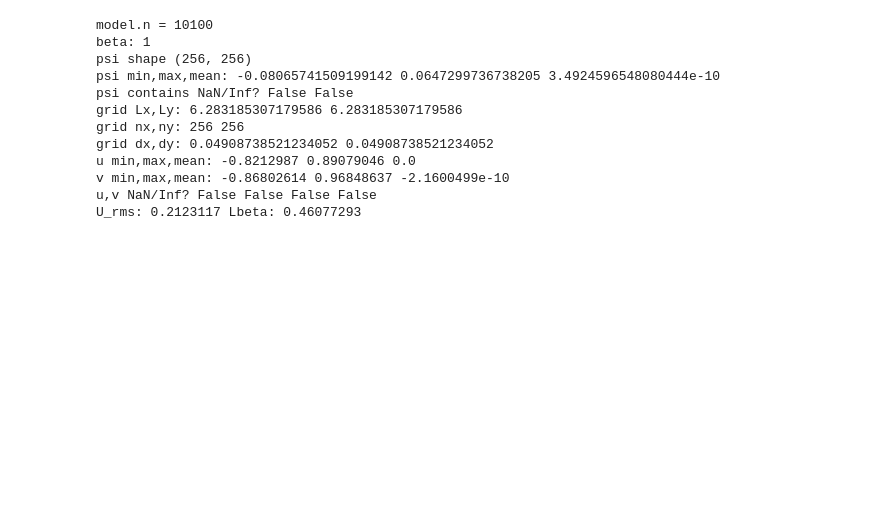
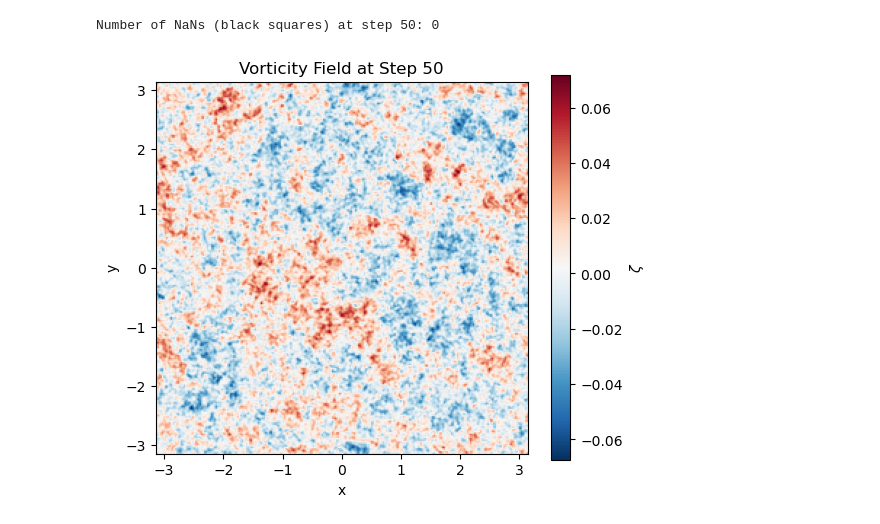
Before and after one commit to not-just-tom/QG, a Jupyter notebook: testability.ipynb, the cells around one changed output. Saved outputs shown, nothing was run; the diff lists cells and outputs as text; code cells hidden in the pictures; blank space fills up the shorter version.

```diff
--- a/testability.ipynb
+++ b/testability.ipynb
@@ -16,3 +16,28 @@ importlib.reload(model.grid)
 from model.model import QGM
 from model.utils import Solver
 from model.grid import Grid
+
+jax.config.update("jax_platform_name", "cpu")
+
+# === Parameter definitions === #
+master_key = jax.random.PRNGKey(0)
+master_key, key_init, init1, init2 = jax.random.split(master_key, num=4)
+
+params = {
+        'nx': 256,
+        'Lx': 2*jnp.pi,
+        'beta': 10,
+        'k_beta':1.5, #for now we're just doing this for the forcing range idgaf
+        'eta': 10,
+        'mu': 1e-4,
+        'nu': 1e-8,
+        'dt': 1e-2,
+        'k_f': 16.0,        # central forcing wavenumber
+        'k_width': 1.5,    # width of the ring
+        'epsilon': 1e-5,   #energy input
+        'key':key_init
+}
+
+# === Set up model ===
+model = QGM(params)
+model.initialize()
@@ -47 +44,7 @@ model.initialize()
+# %%
+model.initialize()
+model.plot_field_at_step(50)
+# %% [output]
+Number of NaNs (black squares) at step 50: 0
+[figure, added]
 # %%
@@ -48,50 +52 @@ model.initialize()
 model.make_animation(nsteps=10000, frame_interval=100, outname="outputs/qg.gif")
-# %%
-import numpy as _np
-
-# 1. basic model state
-print("model.n =", getattr(model, "n", None))
-print("beta:", model.parameters.get("beta"))
-
-# 2. psi array diagnostics
-psi = _np.array(model.fields["psi"])
-print("psi shape", psi.shape)
-print("psi min,max,mean:", float(_np.nanmin(psi)), float(_np.nanmax(psi)), float(_np.nanmean(psi)))
-print("psi contains NaN/Inf?", _np.isnan(psi).any(), _np.isinf(psi).any())
-
-# 3. grid spacing
-print("grid Lx,Ly:", float(model.grid.Lx), float(model.grid.Ly))
-print("grid nx,ny:", model.grid.nx, model.grid.ny)
-print("grid dx,dy:", getattr(model.grid, "dx", None), getattr(model.grid, "dy", None))
-
-# 4. compute u,v and their stats
-from jax.numpy.fft import rfftn, irfftn
-from jax import numpy as jnp
-zetah = rfftn(_np.array(model.fields["zeta"]), axes=(-2, -1))
-psih = -zetah * model.grid.invK2
-uh = -1j * model.grid.KY * psih
-vh =  1j * model.grid.KX * psih
-u = _np.array(irfftn(uh, axes=(-2, -1)).real)
-v = _np.array(irfftn(vh, axes=(-2, -1)).real)
-print("u min,max,mean:", u.min(), u.max(), u.mean())
-print("v min,max,mean:", v.min(), v.max(), v.mean())
-print("u,v NaN/Inf?", _np.isnan(u).any(), _np.isinf(u).any(), _np.isnan(v).any(), _np.isinf(v).any())
-
-# 5. U_rms and L_beta computed directly
-U_rms = _np.sqrt(0.5 * _np.mean(u**2 + v**2))
-beta = float(model.parameters.get("beta", 1.0))
-Lbeta = _np.sqrt(U_rms / beta) if beta != 0 else float("nan")
-print("U_rms:", U_rms, "Lbeta:", Lbeta)
-# %% [output]
-model.n = 10100
-beta: 1
-psi shape (256, 256)
-psi min,max,mean: -0.08065741509199142 0.0647299736738205 3.4924596548080444e-10
-psi contains NaN/Inf? False False
-grid Lx,Ly: 6.283185307179586 6.283185307179586
-grid nx,ny: 256 256
-grid dx,dy: 0.04908738521234052 0.04908738521234052
-u min,max,mean: -0.8212987 0.89079046 0.0
-v min,max,mean: -0.86802614 0.96848637 -2.1600499e-10
-u,v NaN/Inf? False False False False
-U_rms: 0.2123117 Lbeta: 0.46077293
```
Also changed, not shown: parts of 4 cells of this notebook, 7 other files.
